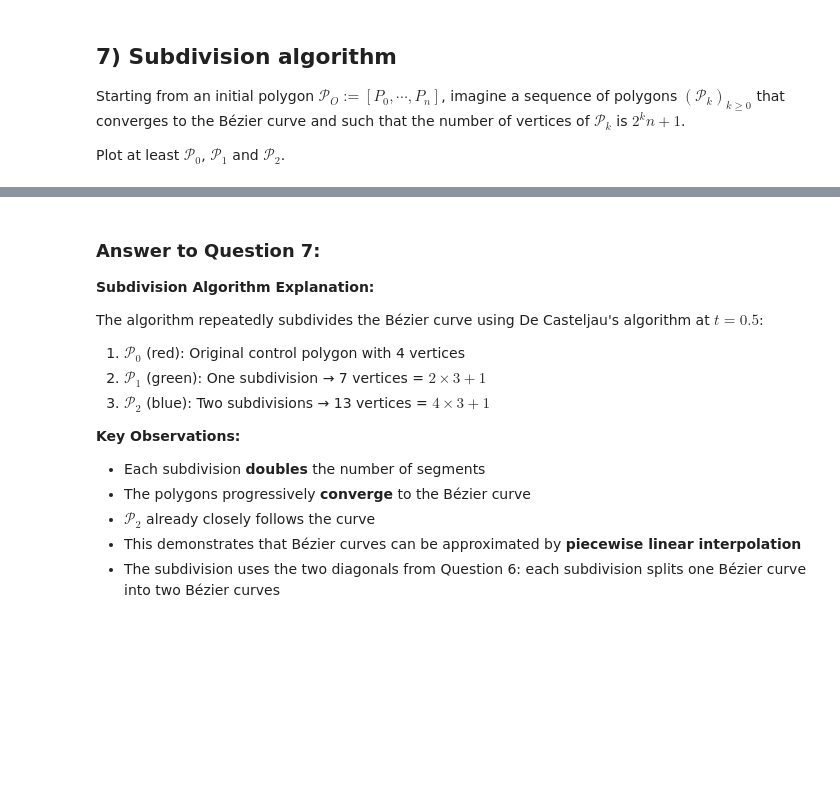
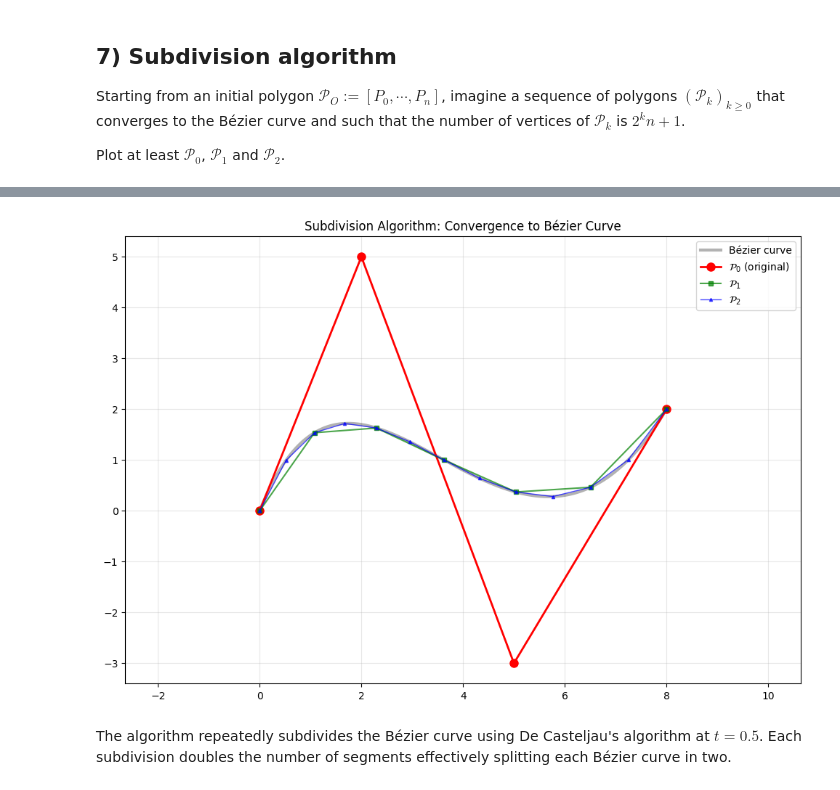
Before and after one commit to Malik-Hacini/M1AM, a Jupyter notebook: GM/TP4.ipynb, the cells around one changed output, grey strips where cells are left out. Saved outputs shown, nothing was run; the diff lists cells and outputs as text; code cells hidden in the pictures; blank space fills up the shorter version.

```diff
--- a/GM/TP4.ipynb
+++ b/GM/TP4.ipynb
@@ -489,18 +266,43 @@ P2 has 13 vertices (expected: 13)
-# %% [markdown]
-### Answer to Question 7:
-
-**Subdivision Algorithm Explanation:**
-
-The algorithm repeatedly subdivides the Bézier curve using De Casteljau's algorithm at $t=0.5$:
-
-1. **$\mathcal{P}_0$** (red): Original control polygon with 4 vertices
-2. **$\mathcal{P}_1$** (green): One subdivision → 7 vertices = $2 \times 3 + 1$
-3. **$\mathcal{P}_2$** (blue): Two subdivisions → 13 vertices = $4 \times 3 + 1$
-
-**Key Observations:**
-
-- Each subdivision **doubles** the number of segments
-- The polygons progressively **converge** to the Bézier curve
-- $\mathcal{P}_2$ already closely follows the curve
-- This demonstrates that Bézier curves can be approximated by **piecewise linear interpolation**
-- The subdivision uses the two diagonals from Question 6: each subdivision splits one Bézier curve into two Bézier curves
+# %%
+def SubdividePolygon(Polygon, k):
+    n = Polygon.shape[1] - 1  # degree of the curve
+    d = Polygon.shape[0]      # dimension
+
+    num_vertices = (2**k) * n + 1
+
+    t_values = np.linspace(0, 1, num_vertices)
+
+    subdivision_poly = DeCasteljau(Polygon, t_values)
+
+    return subdivision_poly
+
+
+Poly = np.array([[0, 2, 5, 8],
+                 [0, 5, -3, 2]])
+
+P0 = Poly
+P1 = SubdividePolygon(Poly, k=1)
+P2 = SubdividePolygon(Poly, k=2)
+
+
+t_values = np.linspace(0, 1, 500)
+curve = DeCasteljau(Poly, t_values)
+
+fig, ax = plt.subplots(1, 1, figsize=(12, 8))
+
+ax.plot(curve[0, :], curve[1, :], 'k-', linewidth=3, label='Bézier curve', alpha=0.3)
+ax.plot(P0[0, :], P0[1, :], 'o-', linewidth=2, markersize=8, label=r'$\mathcal{P}_0$ (original)', color='red')
+ax.plot(P1[0, :], P1[1, :], 's-', linewidth=1.5, markersize=5, label=r'$\mathcal{P}_1$', color='green', alpha=0.7)
+ax.plot(P2[0, :], P2[1, :], '^-', linewidth=1, markersize=3, label=r'$\mathcal{P}_2$', color='blue', alpha=0.7)
+
+ax.set_xlim((-2, 10))
+ax.set_ylim((-5, 7))
+ax.grid(True, alpha=0.3)
+ax.set_title('Subdivision Algorithm: Convergence to Bézier Curve')
+ax.legend()
+ax.axis('equal')
+plt.show()
+# %% [output]
+[figure, added]
+# %% [markdown]
+The algorithm repeatedly subdivides the Bézier curve using De Casteljau's algorithm at $t=0.5$. Each subdivision doubles the number of segments effectively splitting each Bézier curve in two.
```
Also changed, not shown: parts of 14 cells of this notebook, 6 other files.
